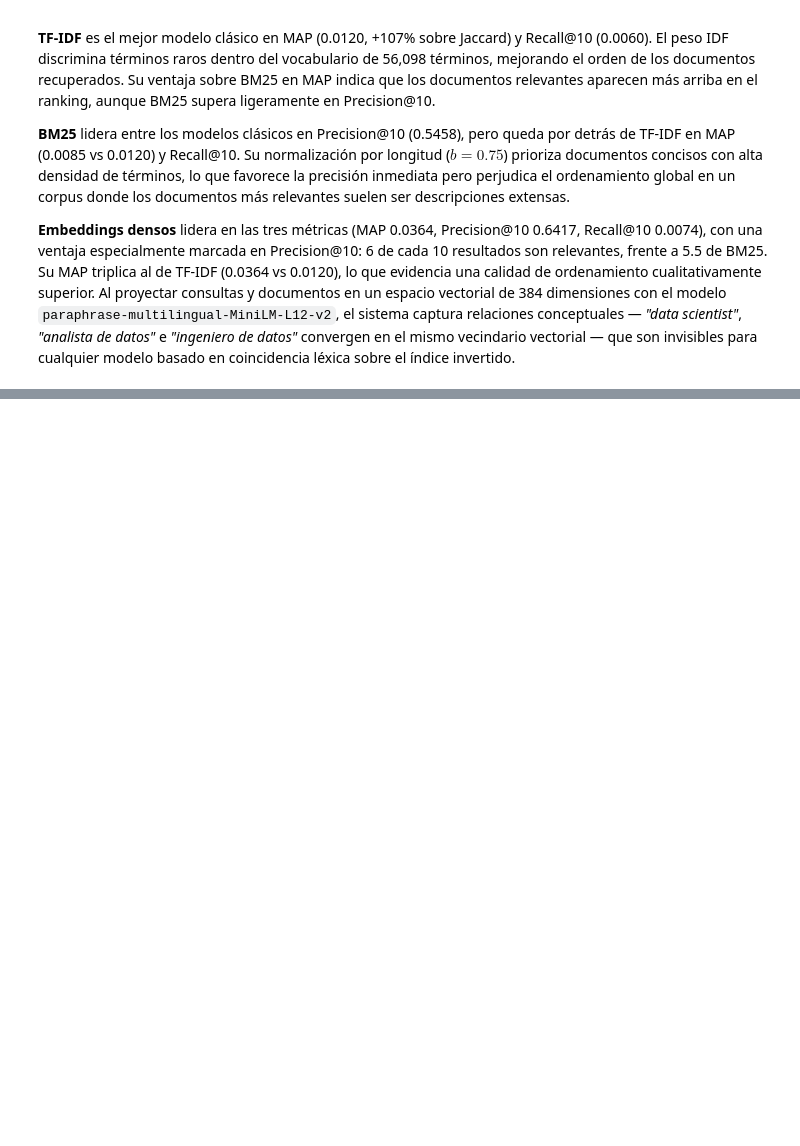
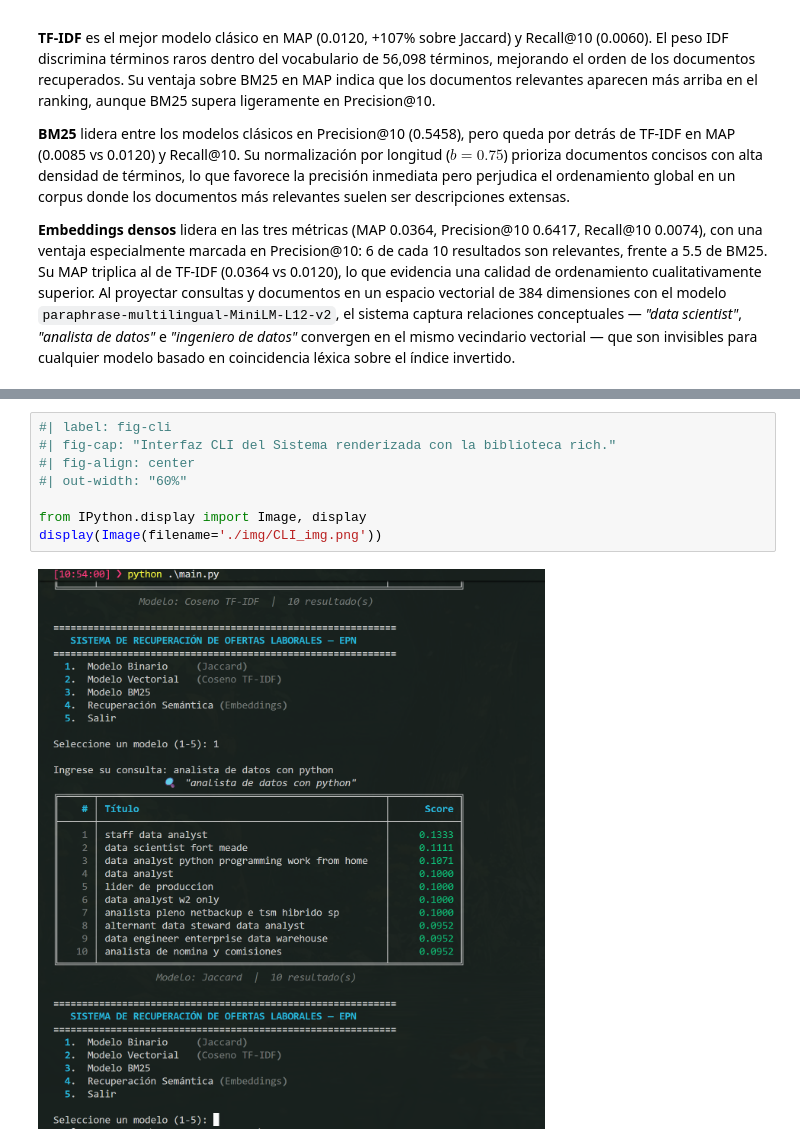
Before and after one commit to dayapt04/motor_busqueda_RI, a Jupyter notebook: notebooks/Informe_MotorBusqueda.ipynb, the cells around one changed output, grey strips where cells are left out. Cells and saved outputs as stored; diff of their text form; blank space fills up the shorter version.

```diff
--- a/notebooks/Informe_MotorBusqueda.ipynb
+++ b/notebooks/Informe_MotorBusqueda.ipynb
@@ -112,0 +117,10 @@ Los *qrels* combinan dos fuentes: la etiqueta exacta de carrera en `all_careers`
+# %%
+#| label: fig-cli
+#| fig-cap: "Interfaz CLI del Sistema renderizada con la biblioteca rich."
+#| fig-align: center
+#| out-width: "60%"
+
+from IPython.display import Image, display
+display(Image(filename='./img/CLI_img.png'))
+# %% [output]
+[figure, added]
```
Also changed, not shown: parts of 2 cells of this notebook, 4 other files.
